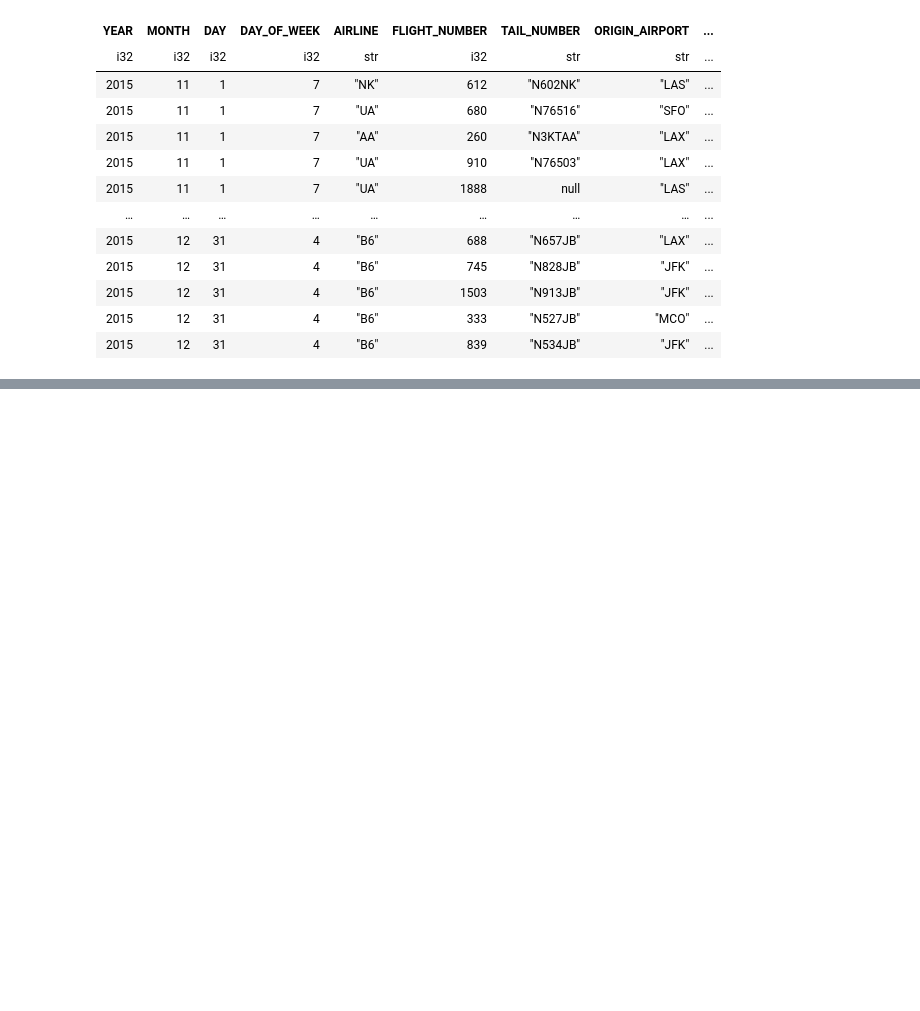
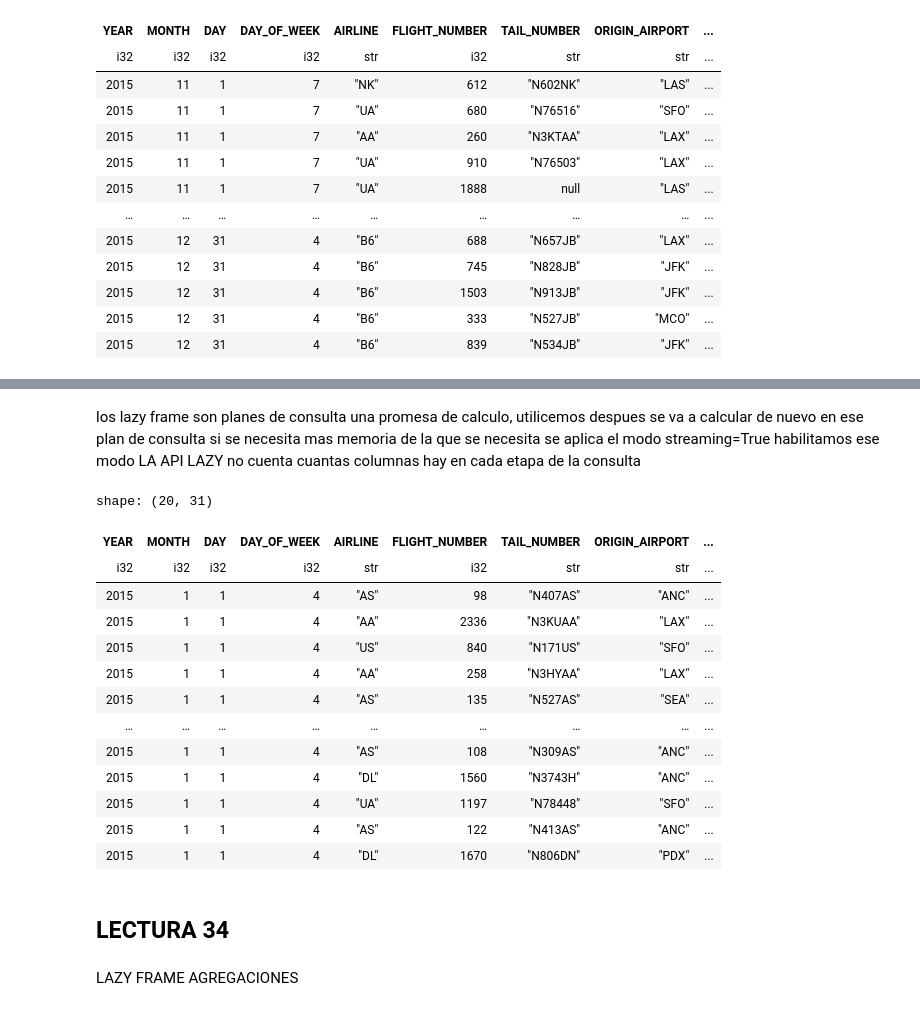
Before and after one commit to Viny2030/polars, a Jupyter notebook: IIThe_Polar_Express_Cheatsheet___polars_🐻_.ipynb, the cells around one changed output, grey strips where cells are left out. Saved outputs shown, nothing was run; the diff lists cells and outputs as text; code cells hidden in the pictures; blank space fills up the shorter version.

```diff
--- a/IIThe_Polar_Express_Cheatsheet___polars_🐻_.ipynb
+++ b/IIThe_Polar_Express_Cheatsheet___polars_🐻_.ipynb
@@ -112,0 +347,29 @@ shape: (947_202, 31)
+# %% [markdown]
+los lazy frame son planes de consulta una promesa de calculo, utilicemos despues se va a calcular de nuevo en ese plan de consulta
+si se necesita mas memoria de la que se necesita se aplica el modo streaming=True habilitamos ese modo
+LA API LAZY no cuenta cuantas columnas hay en cada etapa de la consulta
+# %%
+query = (
+    pl.scan_parquet('/content/drive/MyDrive/polars/seccion04/vuelos/vuelos.parquet')
+    .filter(pl.col('AIR_TIME')>100)
+)
+query.fetch(n_rows=20)  ## 20 filas de esta consulta
+# %% [output]
+shape: (20, 31)
+| YEAR | MONTH | DAY | DAY_OF_WEEK | AIRLINE | FLIGHT_NUMBER | TAIL_NUMBER | ORIGIN_AIRPORT | ... |
+| i32 | i32 | i32 | i32 | str | i32 | str | str | ... |
+| 2015 | 1 | 1 | 4 | "AS" | 98 | "N407AS" | "ANC" | ... |
+| 2015 | 1 | 1 | 4 | "AA" | 2336 | "N3KUAA" | "LAX" | ... |
+| 2015 | 1 | 1 | 4 | "US" | 840 | "N171US" | "SFO" | ... |
+| 2015 | 1 | 1 | 4 | "AA" | 258 | "N3HYAA" | "LAX" | ... |
+| 2015 | 1 | 1 | 4 | "AS" | 135 | "N527AS" | "SEA" | ... |
+| … | … | … | … | … | … | … | … | ... |
+| 2015 | 1 | 1 | 4 | "AS" | 108 | "N309AS" | "ANC" | ... |
+| 2015 | 1 | 1 | 4 | "DL" | 1560 | "N3743H" | "ANC" | ... |
+| 2015 | 1 | 1 | 4 | "UA" | 1197 | "N78448" | "SFO" | ... |
+| 2015 | 1 | 1 | 4 | "AS" | 122 | "N413AS" | "ANC" | ... |
+| 2015 | 1 | 1 | 4 | "DL" | 1670 | "N806DN" | "PDX" | ... |
+# %% [markdown]
+## LECTURA 34
+# %% [markdown]
+LAZY FRAME AGREGACIONES
```
Also changed, not shown: parts of 72 cells of this notebook.
